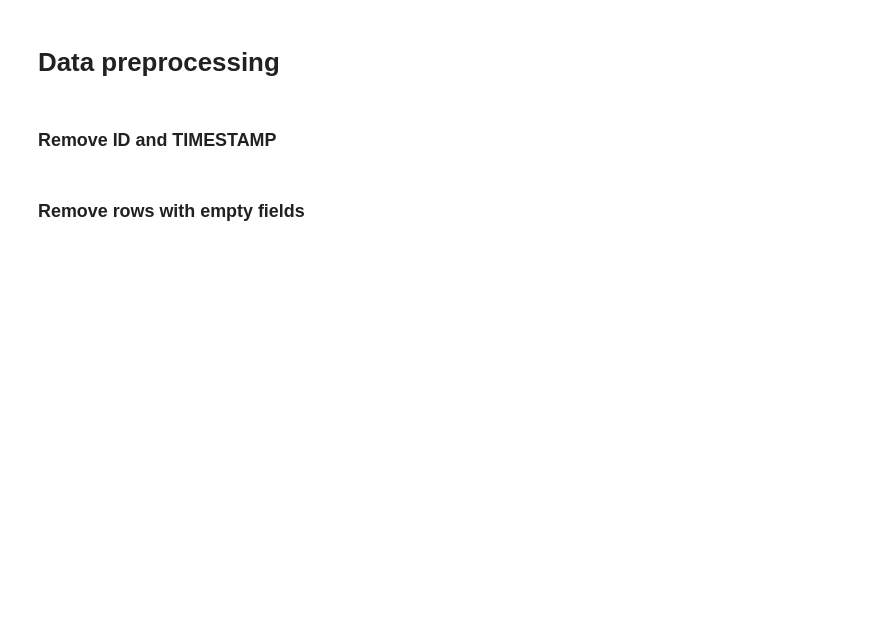
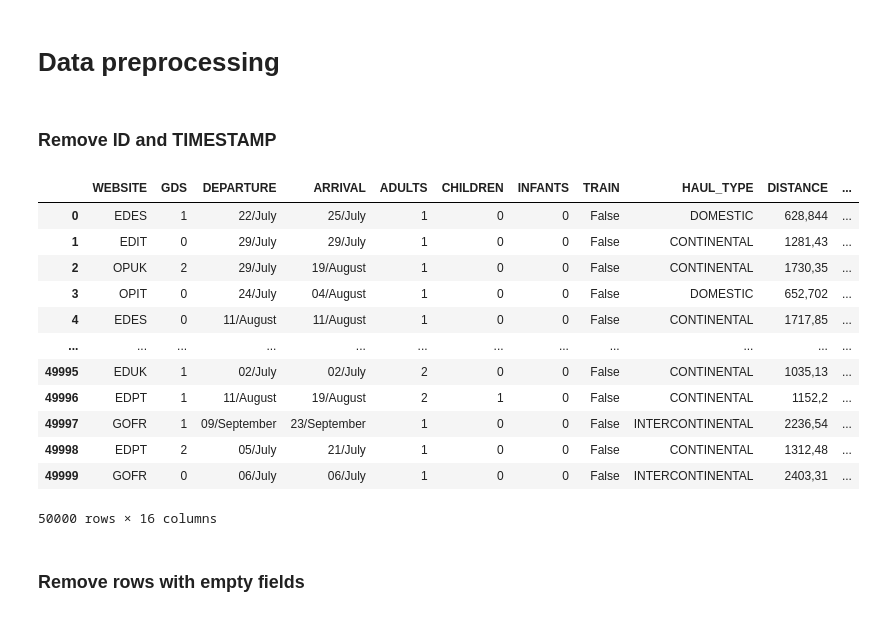
Before and after one commit to opartida/machine-learning-projects, a Jupyter notebook: edreams-test/baggagePrediction.ipynb, the cells around one changed output. Saved outputs shown, nothing was run; the diff lists cells and outputs as text; code cells hidden in the pictures; blank space fills up the shorter version.

```diff
--- a/edreams-test/baggagePrediction.ipynb
+++ b/edreams-test/baggagePrediction.ipynb
@@ -18,0 +45,9 @@ X_test = pd.read_csv("test.csv", sep=";")
+# %%
+TRAIN_DATA = "./data/train.csv"
+TEST_DATA = "./data/test.csv"
+train_df = pd.read_csv(TRAIN_DATA, sep=";")
+test_df = pd.read_csv(TEST_DATA, sep=";")
+train_df.to_csv(TRAIN_DATA)
+test_df.to_csv(TEST_DATA)
+display(train_df)
+display(train_df.info())
@@ -21,8 +67,22 @@ X_test = pd.read_csv("test.csv", sep=";")
 # %% [markdown]
 ### Remove ID and TIMESTAMP
 # %%
-X_train.drop('ID',  axis='columns', inplace=True)
-X_train.drop('TIMESTAMP',  axis='columns', inplace=True)
-X_test.drop('TIMESTAMP',  axis='columns', inplace=True)
+train_df.drop(['ID', 'TIMESTAMP'],  axis='columns', inplace=True)
+test_df.drop(['ID', 'TIMESTAMP'],  axis='columns', inplace=True)
+display(train_df)
+# %% [output]
+|  | WEBSITE | GDS | DEPARTURE | ARRIVAL | ADULTS | CHILDREN | INFANTS | TRAIN | HAUL_TYPE | DISTANCE | ... |
+| 0 | EDES | 1 | 22/July | 25/July | 1 | 0 | 0 | False | DOMESTIC | 628,844 | ... |
+| 1 | EDIT | 0 | 29/July | 29/July | 1 | 0 | 0 | False | CONTINENTAL | 1281,43 | ... |
+| 2 | OPUK | 2 | 29/July | 19/August | 1 | 0 | 0 | False | CONTINENTAL | 1730,35 | ... |
+| 3 | OPIT | 0 | 24/July | 04/August | 1 | 0 | 0 | False | DOMESTIC | 652,702 | ... |
+| 4 | EDES | 0 | 11/August | 11/August | 1 | 0 | 0 | False | CONTINENTAL | 1717,85 | ... |
+| ... | ... | ... | ... | ... | ... | ... | ... | ... | ... | ... | ... |
+| 49995 | EDUK | 1 | 02/July | 02/July | 2 | 0 | 0 | False | CONTINENTAL | 1035,13 | ... |
+| 49996 | EDPT | 1 | 11/August | 19/August | 2 | 1 | 0 | False | CONTINENTAL | 1152,2 | ... |
+| 49997 | GOFR | 1 | 09/September | 23/September | 1 | 0 | 0 | False | INTERCONTINENTAL | 2236,54 | ... |
+| 49998 | EDPT | 2 | 05/July | 21/July | 1 | 0 | 0 | False | CONTINENTAL | 1312,48 | ... |
+| 49999 | GOFR | 0 | 06/July | 06/July | 1 | 0 | 0 | False | INTERCONTINENTAL | 2403,31 | ... |
+50000 rows × 16 columns
 # %% [markdown]
 ### Remove rows with empty fields
```
Also changed, not shown: parts of 13 cells of this notebook, 28 other files.
